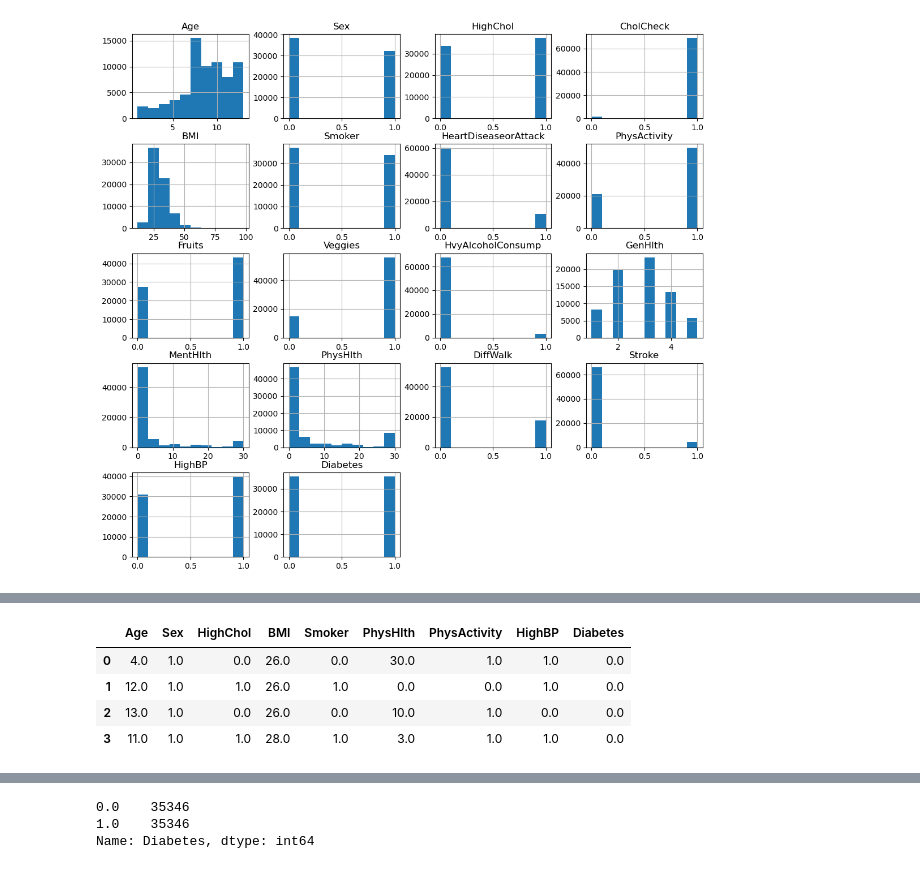
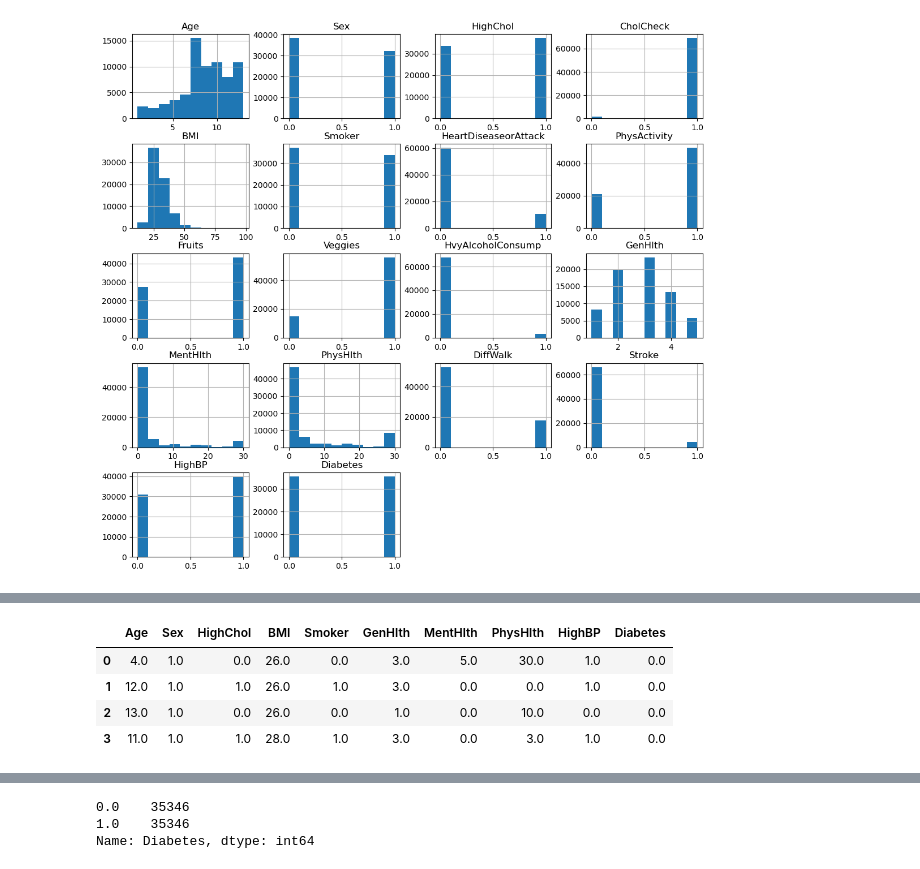
Before and after one commit to vinodkumargr/Datasets_ML_Implementation, a Jupyter notebook: diabetes-dataset.ipynb, the cells around one changed output, grey strips where cells are left out. Cells and saved outputs as stored; diff of their text form; code cells hidden in the pictures.

```diff
--- a/diabetes-dataset.ipynb
+++ b/diabetes-dataset.ipynb
@@ -169,15 +178,15 @@ plt.show()
 # %%
 # take wanted columns (Feature selection)
 # And don't consider the columns with less category values.
 
-df1 = df[['Age','Sex','HighChol','BMI','Smoker','PhysHlth','PhysActivity','HighBP','Diabetes']]
+df1 = df[['Age','Sex','HighChol','BMI','Smoker','GenHlth','MentHlth','PhysHlth','HighBP','Diabetes']]
 df1.head(4)
 # %% [output]
-|  | Age | Sex | HighChol | BMI | Smoker | PhysHlth | PhysActivity | HighBP | Diabetes |
-| 0 | 4.0 | 1.0 | 0.0 | 26.0 | 0.0 | 30.0 | 1.0 | 1.0 | 0.0 |
-| 1 | 12.0 | 1.0 | 1.0 | 26.0 | 1.0 | 0.0 | 0.0 | 1.0 | 0.0 |
-| 2 | 13.0 | 1.0 | 0.0 | 26.0 | 0.0 | 10.0 | 1.0 | 0.0 | 0.0 |
-| 3 | 11.0 | 1.0 | 1.0 | 28.0 | 1.0 | 3.0 | 1.0 | 1.0 | 0.0 |
+|  | Age | Sex | HighChol | BMI | Smoker | GenHlth | MentHlth | PhysHlth | HighBP | Diabetes |
+| 0 | 4.0 | 1.0 | 0.0 | 26.0 | 0.0 | 3.0 | 5.0 | 30.0 | 1.0 | 0.0 |
+| 1 | 12.0 | 1.0 | 1.0 | 26.0 | 1.0 | 3.0 | 0.0 | 0.0 | 1.0 | 0.0 |
+| 2 | 13.0 | 1.0 | 0.0 | 26.0 | 0.0 | 1.0 | 0.0 | 10.0 | 0.0 | 0.0 |
+| 3 | 11.0 | 1.0 | 1.0 | 28.0 | 1.0 | 3.0 | 0.0 | 3.0 | 1.0 | 0.0 |
 # %%
 df1.isnull().sum()
 # %% [output]
```
Also changed, not shown: parts of 31 cells of this notebook.
